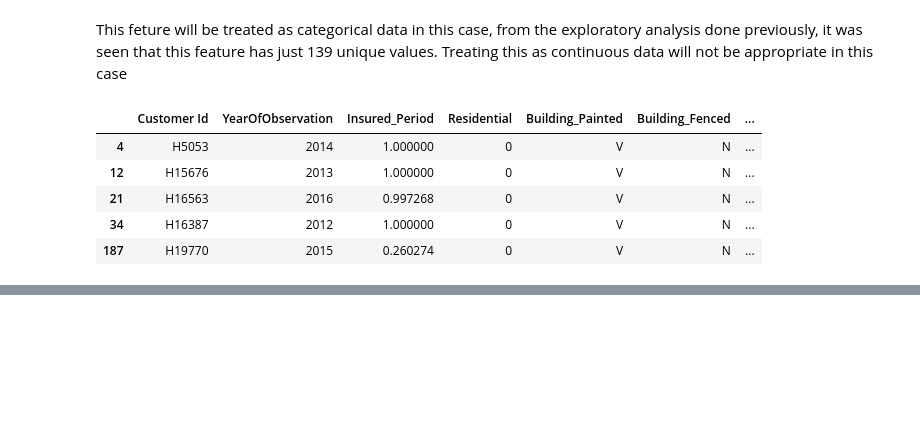
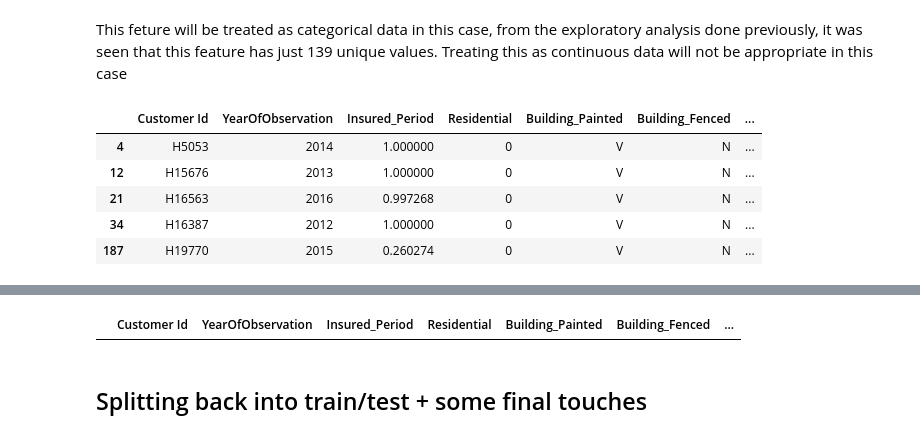
Before and after one commit to AbdulmalikGiwa/Insurance-Claim-Prediction, a Jupyter notebook: Insuranceclaim.ipynb, the cells around one changed output, grey strips where cells are left out. Cells and saved outputs as stored; diff of their text form; code cells hidden in the pictures; blank space fills up the shorter version.

```diff
--- a/Insuranceclaim.ipynb
+++ b/Insuranceclaim.ipynb
@@ -336,0 +337,2 @@ There are a number of unusual values in this column, with years ranging from mid
+# %%
+clean2.drop(['Date_of_Occupancy'], axis=1, inplace=True) #dropping column
@@ -336,0 +396,4 @@ There are a number of unusual values in this column, with years ranging from mid
+# %%
+clean2.loc[clean2['Geo_Code']=='1234'] #checking for random number available
+# %% [output]
+|  | Customer Id | YearOfObservation | Insured_Period | Residential | Building_Painted | Building_Fenced | ... |
@@ -336,0 +402,2 @@ There are a number of unusual values in this column, with years ranging from mid
+# %% [markdown]
+## Splitting back into train/test + some final touches
```
Also changed, not shown: parts of 21 cells of this notebook.
